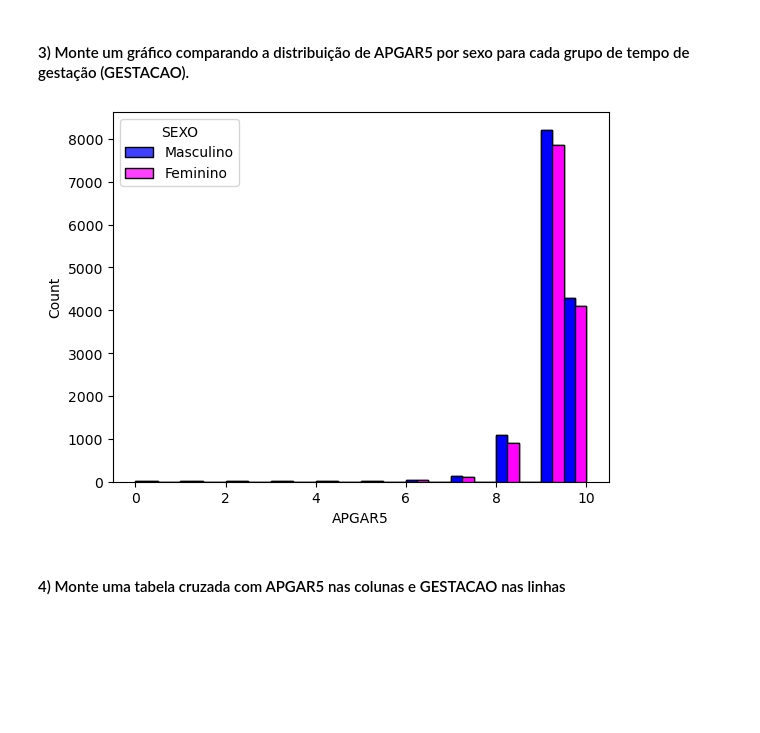
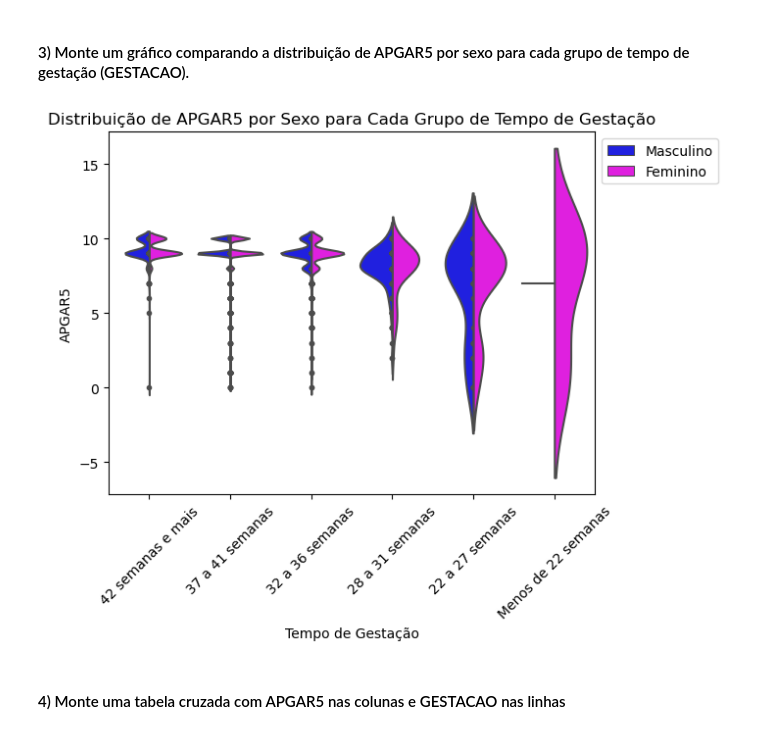
Before and after one commit to MacielGithub/Exercicios_EBAC, a Jupyter notebook: M6_E3.ipynb, the cells around one changed output. Saved outputs shown, nothing was run; the diff lists cells and outputs as text; code cells hidden in the pictures; blank space fills up the shorter version.

```diff
--- a/M6_E3.ipynb
+++ b/M6_E3.ipynb
@@ -34,8 +36,9 @@ def categoria_apgar5(apgar5):
     elif 0 <= apgar5 < 4:
         return 'asfixia severa'
     else:
-        return 'não categorizado'
+        return 'não preenchido'
 
 sinasc['APGAR5_categoria'] = sinasc['APGAR5'].apply(categoria_apgar5)
 
 apgar5_counts = sinasc['APGAR5_categoria'].value_counts()
+apgar5_counts
@@ -42,36 +53,34 @@ apgar5_counts = sinasc['APGAR5_categoria'].value_counts()
 # %% [markdown]
 #### 3) Monte um gráfico comparando a distribuição de APGAR5 por sexo para cada grupo de tempo de gestação (GESTACAO).
-# %%
-def graficos(status_gestacao):
-    pd.option_context('mode.use_inf_as_na', True),
-    plot = sns.histplot(
-        data = sinasc[sinasc['GESTACAO'] == status_gestacao],
-        x = data['APGAR5'],
-        binwidth = .5,
-
-        hue = sinasc['SEXO'],
-        palette = {'Masculino': 'blue', 'Feminino': 'magenta'},
-        multiple = 'dodge'
-        )
-
-status_gestacao_lista = ['37 a 41 semanas', '42 semanas e mais', '32 a 36 semanas', '22 a 27 semanas', '28 a 31 semanas',np.nan , 'Menos de 22 semanas']
-
-for status_gestacao in status_gestacao_lista:
-    graficos(status_gestacao)
-
-#fig = plt.subplots(nrows=4, ncols=2, figsize=(12, 12))
-
-# sns.histplot(
-#     data = sinasc_gestacao,
-#     x = sinasc['APGAR5'],
-#     binwidth = .5,
-
-#     hue = 'SEXO',
-#     palette = {'Masculino': 'blue', 'Feminino': 'pink'},
-#     alpha = .8,
-#     multiple = 'dodge',
-#     )
-# %% [output]
-[figure, removed]
+# %%
+def grafico_violino():
+
+    status_gestacao_lista = ['42 semanas e mais', '37 a 41 semanas', '32 a 36 semanas','28 a 31 semanas', '22 a 27 semanas', 'Menos de 22 semanas']
+
+    custom_pallete = {
+        'Masculino': 'blue',
+        'Feminino': 'magenta'
+    }
+
+    sns.violinplot(x='GESTACAO',
+                   y='APGAR5',
+                   hue='SEXO',
+                   data=sinasc,
+                   order=status_gestacao_lista,
+                   palette=custom_pallete,
+                   inner='point',
+                   split='true'
+    )
+
+    plt.title('Distribuição de APGAR5 por Sexo para Cada Grupo de Tempo de Gestação')
+    plt.xlabel('Tempo de Gestação')
+    plt.ylabel('APGAR5')
+    plt.legend(title='Sexo', loc='upper right')
+    plt.xticks(rotation=45)  # Rotaciona os rótulos no eixo x para melhor legibilidade
+    plt.legend(loc='upper left', bbox_to_anchor=(1, 1)) # legenda fora da caixa para não atrapalhar
+
+grafico_violino() # Por que tem APGAR5 que vai até 15? wtf. ta indo até números negativos também... não entendi
+# %% [output]
+[figure, added]
 # %% [markdown]
 ####  4) Monte uma tabela cruzada com APGAR5 nas colunas e GESTACAO nas linhas
```
Also changed, not shown: parts of 8 cells of this notebook.
